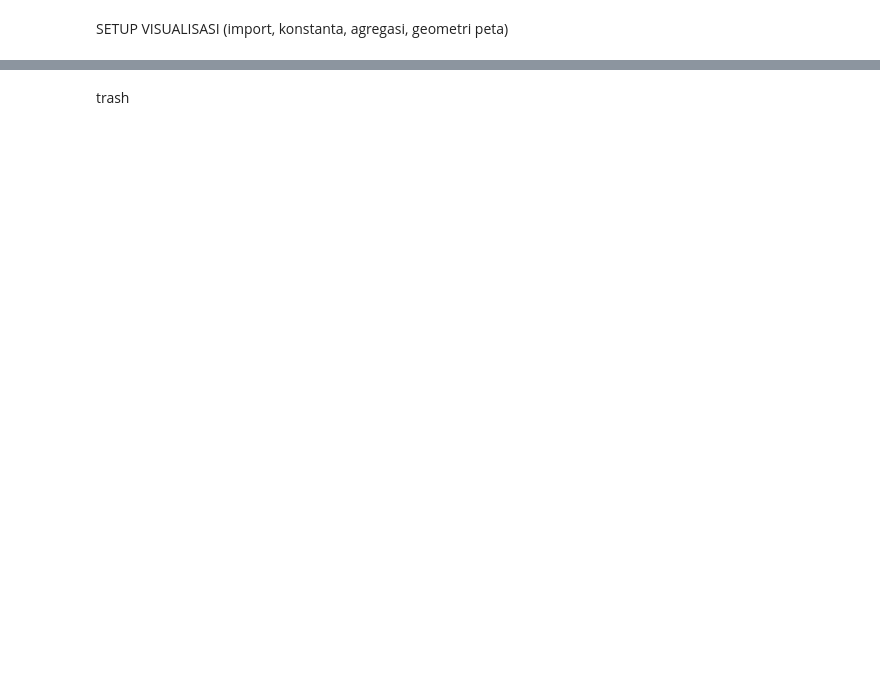
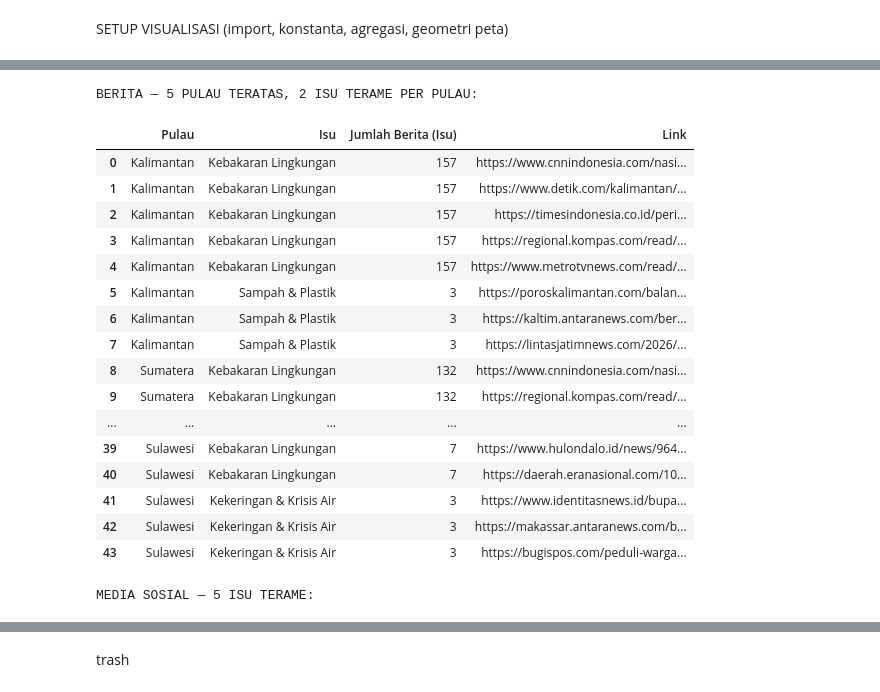
Before and after one commit to aldo02032004/naufaldo.github.io, a Jupyter notebook: Visual_Report_LH.ipynb, the cells around one changed output, grey strips where cells are left out. Saved outputs shown, nothing was run; the diff lists cells and outputs as text; code cells hidden in the pictures; blank space fills up the shorter version.

```diff
--- a/Visual_Report_LH.ipynb
+++ b/Visual_Report_LH.ipynb
@@ -836,0 +1328,76 @@ VISUALISASI SELESAI DIBUAT
+# %%
+# =========================================================
+# OUTPUT BERITA: 5 pulau teratas -> 2 isu terame per pulau -> link
+# =========================================================
+df_berita = df_clean[df_clean["Tipe_Link"] == "Berita"]
+
+top5_pulau = (
+    df_berita[~df_berita["Pulau"].isin(["Tidak Terdeteksi"])]
+    .groupby("Pulau")
+    .size()
+    .sort_values(ascending=False)
+    .head(5)
+    .index
+    .tolist()
+)
+
+berita_rows = []
+for pulau in top5_pulau:
+    subset = df_berita[df_berita["Pulau"] == pulau]
+    top2_isu = subset["Isu_Inti"].value_counts().head(2)
+
+    for isu, jumlah_isu in top2_isu.items():
+        links = subset[subset["Isu_Inti"] == isu]["Link"].head(5).tolist()
+        for link in links:
+            berita_rows.append({
+                "Pulau": pulau,
+                "Isu": isu,
+                "Jumlah Berita (Isu)": jumlah_isu,
+                "Link": link,
+            })
+
+berita_table = pd.DataFrame(berita_rows)
+print("BERITA — 5 PULAU TERATAS, 2 ISU TERAME PER PULAU:")
+display(berita_table)
+
+
+# =========================================================
+# OUTPUT MEDIA SOSIAL: 5 isu terame
+# =========================================================
+df_medsos = df_clean[df_clean["Tipe_Link"] == "Media Sosial"]
+
+top5_isu_medsos = df_medsos["Isu_Inti"].value_counts().head(5)
+
+medsos_rows = []
+for isu, jumlah_isu in top5_isu_medsos.items():
+    links = df_medsos[df_medsos["Isu_Inti"] == isu]["Link"].head(5).tolist()
+    for link in links:
+        medsos_rows.append({
+            "Isu": isu,
+            "Jumlah Postingan (Isu)": jumlah_isu,
+            "Link": link,
+        })
+
+medsos_table = pd.DataFrame(medsos_rows)
+print("\nMEDIA SOSIAL — 5 ISU TERAME:")
+display(medsos_table)
+# %% [output]
+BERITA — 5 PULAU TERATAS, 2 ISU TERAME PER PULAU:
+|  | Pulau | Isu | Jumlah Berita (Isu) | Link |
+| 0 | Kalimantan | Kebakaran Lingkungan | 157 | https://www.cnnindonesia.com/nasi... |
+| 1 | Kalimantan | Kebakaran Lingkungan | 157 | https://www.detik.com/kalimantan/... |
+| 2 | Kalimantan | Kebakaran Lingkungan | 157 | https://timesindonesia.co.id/peri... |
+| 3 | Kalimantan | Kebakaran Lingkungan | 157 | https://regional.kompas.com/read/... |
+| 4 | Kalimantan | Kebakaran Lingkungan | 157 | https://www.metrotvnews.com/read/... |
+| 5 | Kalimantan | Sampah & Plastik | 3 | https://poroskalimantan.com/balan... |
+| 6 | Kalimantan | Sampah & Plastik | 3 | https://kaltim.antaranews.com/ber... |
+| 7 | Kalimantan | Sampah & Plastik | 3 | https://lintasjatimnews.com/2026/... |
+| 8 | Sumatera | Kebakaran Lingkungan | 132 | https://www.cnnindonesia.com/nasi... |
+| 9 | Sumatera | Kebakaran Lingkungan | 132 | https://regional.kompas.com/read/... |
+| ... | ... | ... | ... | ... |
+| 39 | Sulawesi | Kebakaran Lingkungan | 7 | https://www.hulondalo.id/news/964... |
+| 40 | Sulawesi | Kebakaran Lingkungan | 7 | https://daerah.eranasional.com/10... |
+| 41 | Sulawesi | Kekeringan & Krisis Air | 3 | https://www.identitasnews.id/bupa... |
+| 42 | Sulawesi | Kekeringan & Krisis Air | 3 | https://makassar.antaranews.com/b... |
+| 43 | Sulawesi | Kekeringan & Krisis Air | 3 | https://bugispos.com/peduli-warga... |
+MEDIA SOSIAL — 5 ISU TERAME:
```
Also changed, not shown: parts of 11 cells of this notebook.
